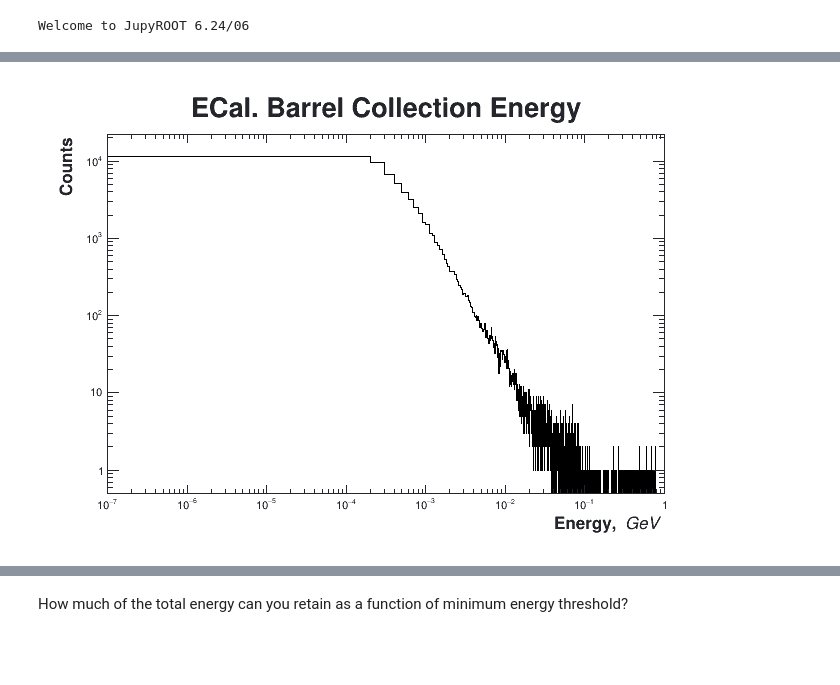
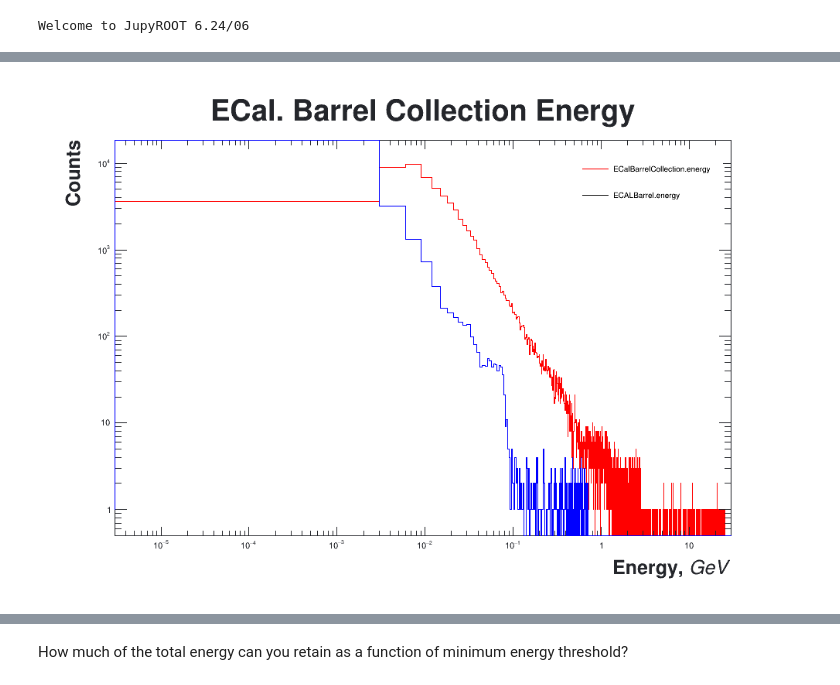
Before and after one commit to headunderheels/Jupyter-Projects, a Jupyter notebook: EnergyPerCell_NOBIB.ipynb, the cells around one changed output, grey strips where cells are left out. Saved outputs shown, nothing was run; the diff lists cells and outputs as text; code cells hidden in the pictures; blank space fills up the shorter version.

```diff
--- a/EnergyPerCell_NOBIB.ipynb
+++ b/EnergyPerCell_NOBIB.ipynb
@@ -19,7 +19,7 @@ Welcome to JupyROOT 6.24/06
 # rootls -l /work/rhillman/Data/photonGun_1000_reco_990.root
 # %%
 treename = "events"
-filename = "/work/rhillman/Data/photonGun_1000_reco_990.root"
+filename = "/work/rhillman/Data/photonGun_1000_reco_970.root"
 df = rt.RDataFrame(treename, filename)
 # %%
 %%cpp
@@ -49,13 +63,22 @@ Warning in <TClass::Init>: no dictionary for class podio::version::Version is av
 # %%
 # %jsroot on
 
 nbins = 10000
-c = rt.TCanvas()
-h = df.Histo1D(("h1", "ECal. Barrel Collection Energy;#bf{Energy,} #it{GeV};#bf{Counts}", nbins, 0, 1), "ECalBarrelCollection.energy")
+c = rt.TCanvas("c96", "1-D Histograms", 1000, 700)
+h = df.Histo1D(("h1", "ECal. Barrel Collection Energy;#bf{Energy,} #it{GeV};#bf{Counts}", nbins, 0, 30), "ECALBarrel.energy")
+h2 = df.Histo1D(("h1", "ECal. Barrel Collection Energy;#bf{Energy,} #it{GeV};#bf{Counts}", nbins, 0, 30), "ECalBarrelCollection.energy")
+h.SetLineColor(rt.kRed)
 h.Draw("")
+h2.SetLineColor(rt.kBlue)
+h2.Draw("same")
 c.SetLogy()
 c.SetLogx()
+legend = rt.TLegend(.7,.75,.89,.85)
+legend.SetBorderSize(0)
+legend.AddEntry("h1", "ECalBarrelCollection.energy", "L")
+legend.AddEntry("h2", "ECALBarrel.energy", "L")
+legend.Draw()
 c.Draw()
 # %% [output]
-[figure, old version]
+[figure, new version]
 # %%
```
Also changed, not shown: parts of 7 cells of this notebook, 2 other files.
